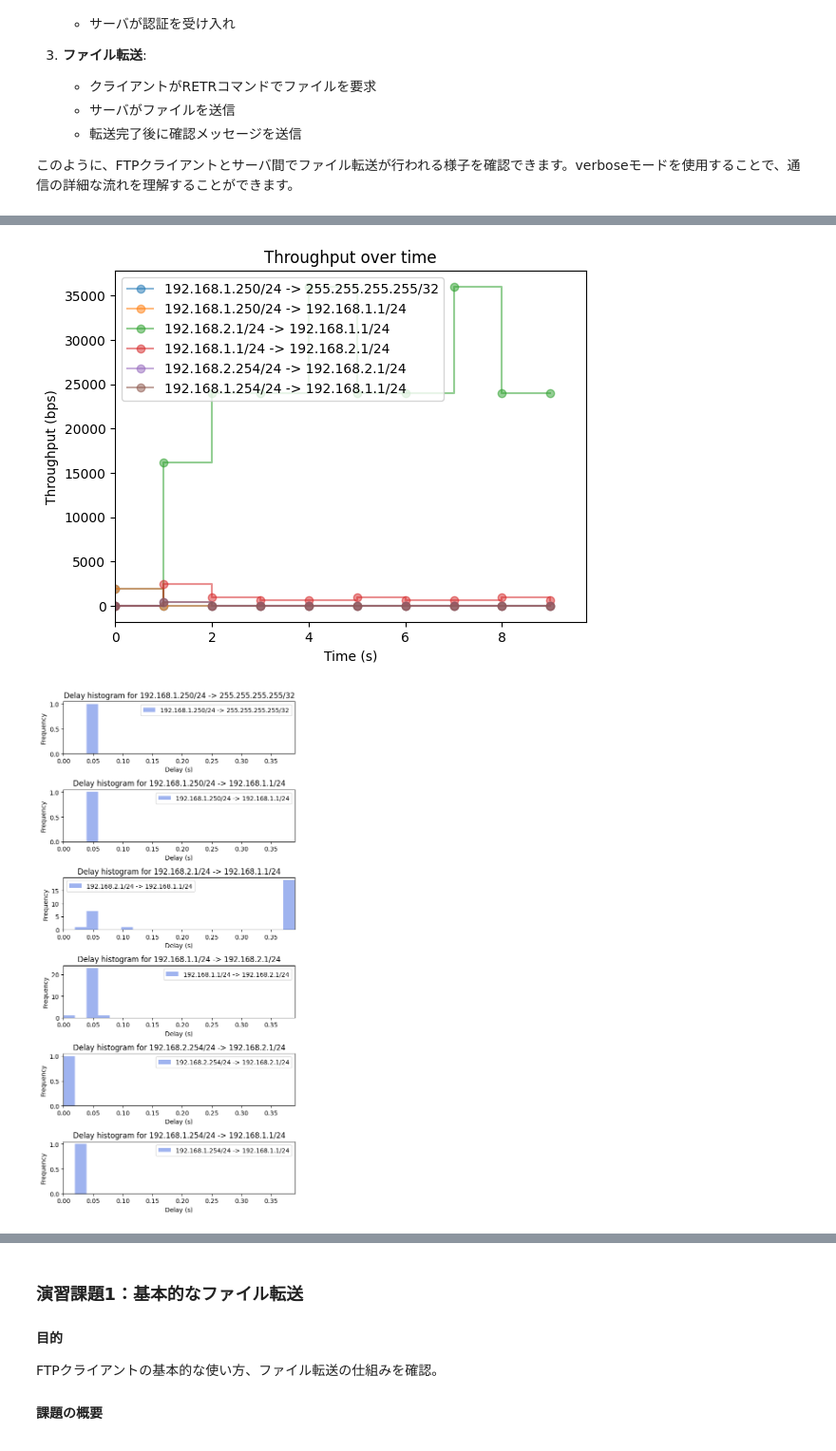
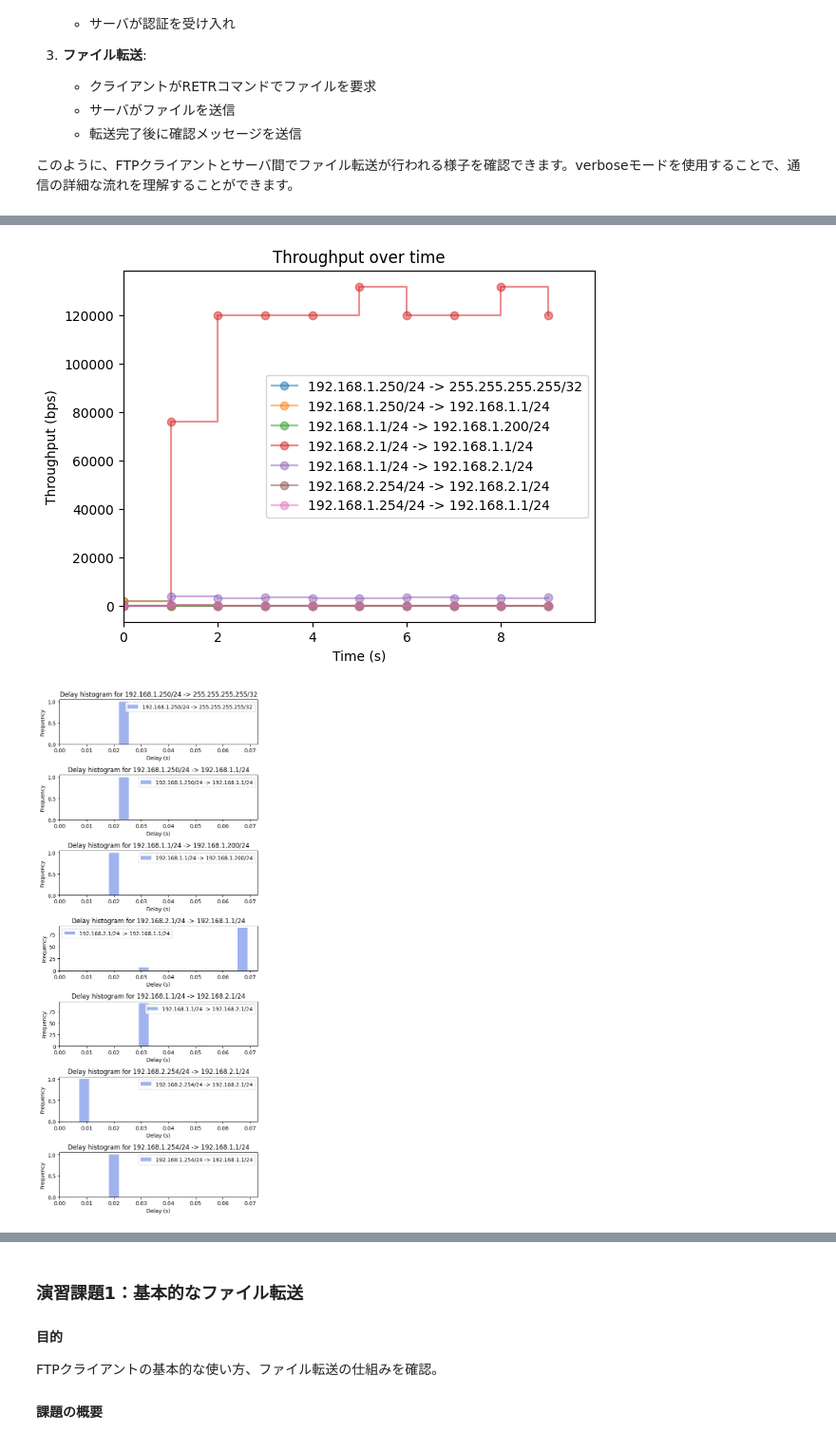
Before and after one commit to flyby-yunakayama/network-simulator, a Jupyter notebook: doc/14_アプリケーションとデータ転送.ipynb, the cells around one changed output, grey strips where cells are left out. Shown at 95% size. Saved outputs shown, nothing was run; the diff lists cells and outputs as text; code cells hidden in the pictures.

```diff
--- a/doc/14_アプリケーションとデータ転送.ipynb
+++ b/doc/14_アプリケーションとデータ転送.ipynb
@@ -424,11 +444,11 @@ dns1 = DNSServer(node_id="dns1", ip_address="192.168.1.200/24", network_event_sc
 dhcp1 = DHCPServer(node_id="dhcp1", ip_address="192.168.1.250/24", dns_server_ip="192.168.1.200/24", start_cidr="192.168.1.0/24", network_event_scheduler=nes)
 
 # リンクの設定
-link1 = Link(node1, switch1, bandwidth=100000, delay=0.01, loss_rate=0.01, network_event_scheduler=nes)
-link2 = Link(switch1, router1, bandwidth=100000, delay=0.01, loss_rate=0.0, network_event_scheduler=nes)
-link3 = Link(dns1, switch1, bandwidth=100000, delay=0.01, loss_rate=0.0, network_event_scheduler=nes)
-link4 = Link(dhcp1, switch1, bandwidth=100000, delay=0.01, loss_rate=0.0, network_event_scheduler=nes)
-link5 = Link(node2, router1, bandwidth=100000, delay=0.01, loss_rate=0.0, network_event_scheduler=nes)
+link1 = Link(node1, switch1, bandwidth=1000000, delay=0.01, loss_rate=0.0, network_event_scheduler=nes)
+link2 = Link(switch1, router1, bandwidth=1000000, delay=0.01, loss_rate=0.0, network_event_scheduler=nes)
+link3 = Link(dns1, switch1, bandwidth=1000000, delay=0.01, loss_rate=0.0, network_event_scheduler=nes)
+link4 = Link(dhcp1, switch1, bandwidth=1000000, delay=0.01, loss_rate=0.0, network_event_scheduler=nes)
+link5 = Link(node2, router1, bandwidth=1000000, delay=0.01, loss_rate=0.0, network_event_scheduler=nes)
 
 # ネットワークのトポロジを描画
 nes.draw()
@@ -439,7 +459,6 @@ dns1.add_dns_record("www.example.com", "192.168.2.1/24")
 # DHCPサーバに対して使用済みIPアドレス登録
 used_ips = ["192.168.1.240/24", "192.168.1.254/24", "192.168.1.200/24", "192.168.1.250/24"]
 dhcp1.mark_ips_as_used(used_ips)
-
 
 # FTPトラフィック設定
 ftp_server = FTPServer(node2, shared_files={}, verbose=True)  # FTPサーバインスタンス
@@ -455,7 +474,7 @@ ftp_server.shared_files["cat.jpg"] = file_data  # サーバにファイル登録
 
 # クライアント側でFTP転送を開始する処理
 def start_ftp_transfer():
-    ftp_client.connect(server_ip="192.168.2.1/24", server_port=21)
+    ftp_client.connect(server_url="www.example.com", server_port=21)
     ftp_client.retrieve_file("cat.jpg")
 nes.schedule_event(1.0, start_ftp_transfer)
 
@@ -484,7 +503,7 @@ nes.generate_delay_histogram(nes.packet_logs)
 
 # 転送進行状況のプロット
 nes.plot_cwnd_log()
-ftp_connections = [ck for ck, info in node1.tcp_connections.items() if info.get('transfer_info') and info['transfer_info'].get('progress')]
+ftp_connections = [ck for ck, info in node2.tcp_connections.items() if info.get('transfer_info') and info['transfer_info'].get('progress')]
 if ftp_connections:
     connection_key = ftp_connections[0]
     nes.plot_transfer_progress(node2, connection_key)
@@ -518,2 +537,2 @@ TCP flags: SYN,ACK
-[figure, old version]
+[figure, new version]
-[figure, old version]
+[figure, new version]
```
Also changed, not shown: parts of 4 cells of this notebook, 3 other files.
